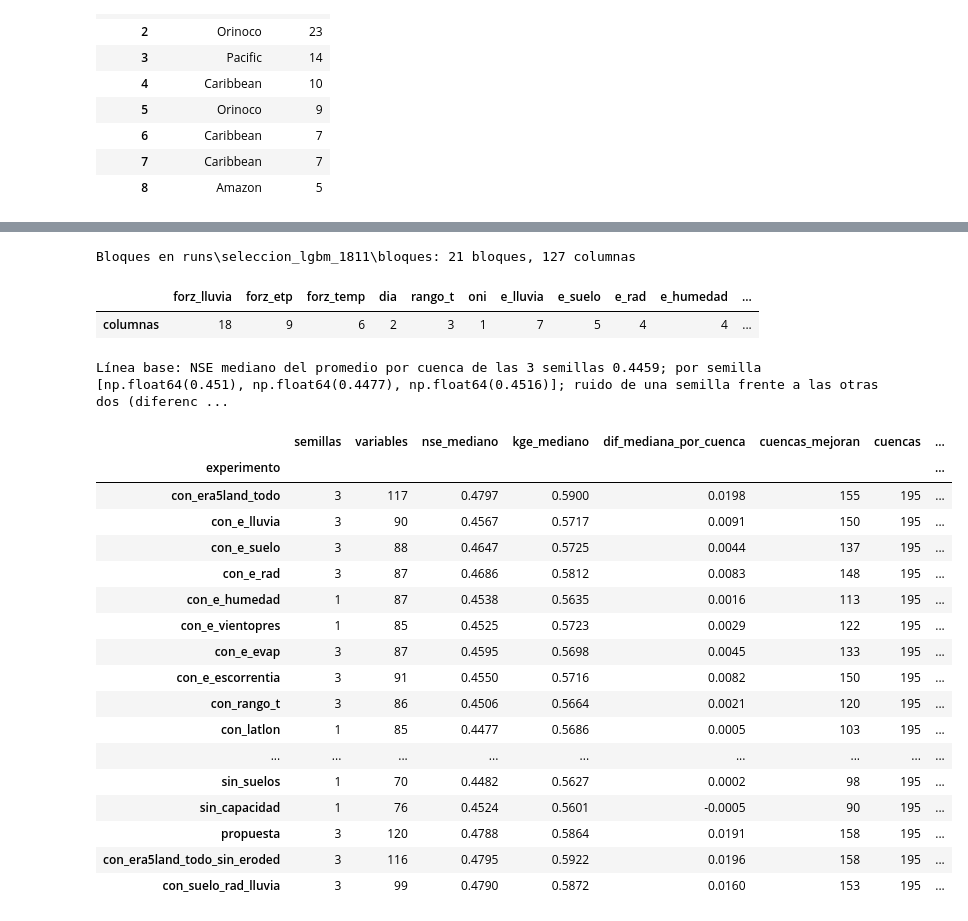
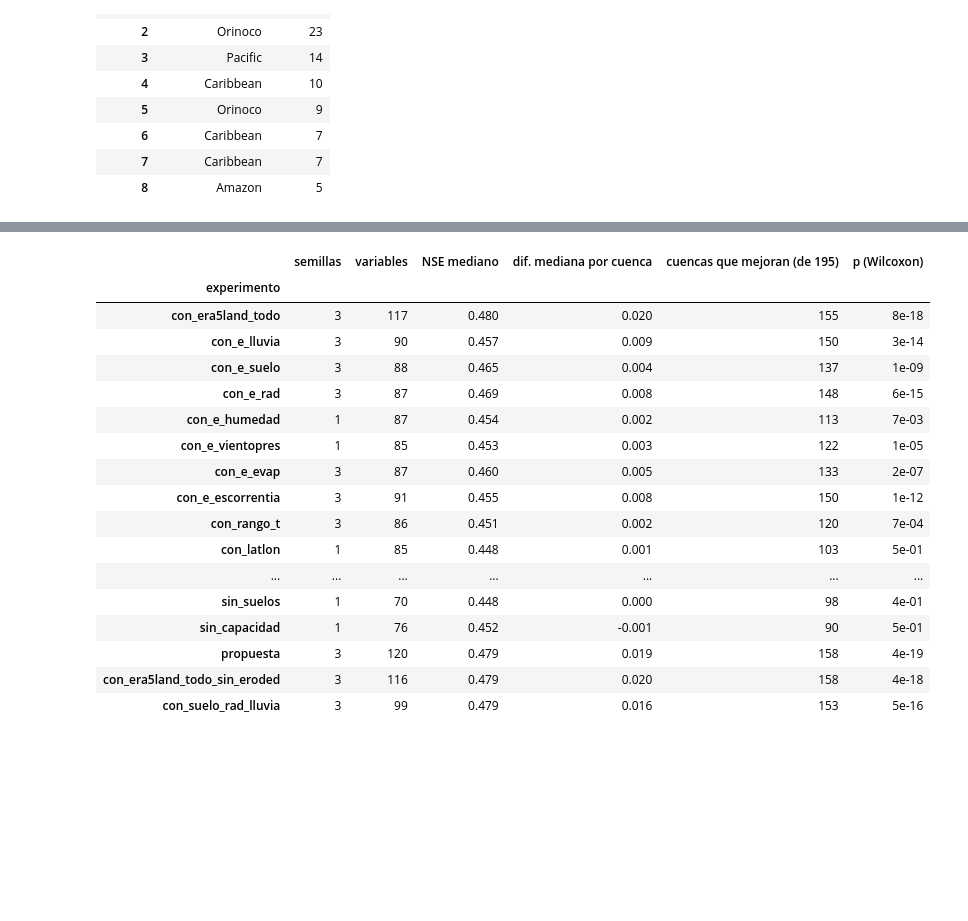
Before and after one commit to leodie1615/Proyecto-final-ADL, a Jupyter notebook: proyecto-final-modelado.ipynb, the cells around one changed output, grey strips where cells are left out. Saved outputs shown, nothing was run; the diff lists cells and outputs as text; code cells hidden in the pictures; blank space fills up the shorter version.

```diff
--- a/proyecto-final-modelado.ipynb
+++ b/proyecto-final-modelado.ipynb
@@ -140,9 +140,4 @@ Las cuencas con menos datos igual entrenan.
 # %%
 DIR_CUENCAS = ROOT / "configs" / "basins"
 DIR_CUENCAS.mkdir(parents=True, exist_ok=True)
-(DIR_CUENCAS / "todas.txt").write_text("\n".join(resumen["gauge_id"]) + "\n")
-
-con_tres_periodos = resumen[(resumen["dias_q_train"] > 0) & (resumen["dias_q_validation"] > 0) & (resumen["dias_q_test"] > 0)]
-humo = con_tres_periodos.groupby("region").sample(n=4, random_state=42).sort_values(["region", "gauge_id"])
-(DIR_CUENCAS / "humo_20.txt").write_text("\n".join(humo["gauge_id"]) + "\n")
-humo[["gauge_id", "region", "dias_q_train", "dias_q_validation", "dias_q_test"]]
+_ = (DIR_CUENCAS / "todas.txt").write_text("\n".join(resumen["gauge_id"]) + "\n")
@@ -1253,13 +884,13 @@ URL_ONI = "https://www.cpc.ncep.noaa.gov/data/indices/oni.ascii.txt"
 DIR_SELECCION = ROOT / "runs" / "seleccion_lgbm_1811"
 DIR_BLOQUES = DIR_SELECCION / "bloques"
 ARBOLES_SELECCION, CORTE_SELECCION = 800, 400
-PARAMETROS_SELECCION = {**PARAMETROS_LGBM, "num_threads": 6}   # los de 8.3; la semilla va en cada experimento
+PARAMETROS_SELECCION = {**PARAMETROS_LGBM, "num_threads": 6}   # los de 6.2; la semilla va en cada experimento
 CAPAS_SUELO_MM = {1: 70, 2: 210, 3: 720, 4: 1890}              # espesor de las 4 capas de suelo de ERA5-Land
 R_WGS84, EXCENTRICIDAD_WGS84 = 6378137.0, 0.0818191908426
 
 
 def media_movil(s, w):
-    """Media de los últimos w días; vacía si falta más de la mitad de la ventana (como en 8.3)."""
+    """Media de los últimos w días; vacía si falta más de la mitad de la ventana (como en 6.2)."""
     return s.rolling(w, min_periods=max(1, w // 2)).mean()
 
 
@@ -1388,7 +1019,7 @@ def construir_bloques():
     base = tabla_con_era5l()
     oni, est = leer_oni(), bloques_estaticos()
     est["estacionalidad"] = estacionalidad_lluvia(base)
-    # 1) filas de cada conjunto, como en 8.3
+    # 1) filas de cada conjunto, como en 6.2
     y, per, g_ = base[OBJETIVO], base["periodo"], base["gauge_id"]
     sigma = y[per == "train"].groupby(g_[per == "train"], observed=True).std()
     tr = (per == "train") & y.notna() & ((base["date"] - PERIODOS["train"][0]).dt.days % 2 == 0)
@@ -1422,22 +1053,9 @@ def construir_bloques():
     print(f"Bloques: {len(columnas)}, {sum(len(v) for v in columnas.values())} columnas, "
           f"{(filas.conjunto == 'train').sum():,} filas de entrenamiento y {(filas.conjunto == 'validation').sum():,} "
           f"de validación, {time.time() - t0:.0f} s")
-
-
-if (DIR_SELECCION / "columnas.json").exists():
-    columnas_bloques = json.loads((DIR_SELECCION / "columnas.json").read_text(encoding="utf-8"))
-    print(f"Bloques en {DIR_BLOQUES.relative_to(ROOT)}: {len(columnas_bloques)} bloques, "
-          f"{sum(len(v) for v in columnas_bloques.values())} columnas")
-    display(pd.Series({b: len(v) for b, v in columnas_bloques.items()}, name="columnas").to_frame().T)
-else:
-    print("Bloques pendientes: cambia EJECUTAR_SELECCION a True en la celda siguiente")
-# %% [output]
-Bloques en runs\seleccion_lgbm_1811\bloques: 21 bloques, 127 columnas
-|  | forz_lluvia | forz_etp | forz_temp | dia | rango_t | oni | e_lluvia | e_suelo | e_rad | e_humedad | ... |
-| columnas | 18 | 9 | 6 | 2 | 3 | 1 | 7 | 5 | 4 | 4 | ... |
 # %%
 BLOQUES_BASE = ["forz_lluvia", "forz_etp", "forz_temp", "dia", "est_fisiograficos", "est_climaticos",
-                "est_cobertura", "est_geologia", "est_suelos", "est_capacidad"]                 # 83 variables, como 8.3
+                "est_cobertura", "est_geologia", "est_suelos", "est_capacidad"]                 # 83 variables, como 6.2
 BLOQUES_ERA5L = ["e_lluvia", "e_suelo", "e_rad", "e_humedad", "e_vientopres", "e_evap", "e_escorrentia"]
 EXPERIMENTOS = {f"base_s{s}": {"bloques": BLOQUES_BASE, "semilla": s} for s in (42, 43, 44)}
 EXPERIMENTOS.update({
@@ -1546,62 +1164,60 @@ def resumen_seleccion(guardar=False):
     semillas = [c for c in nse[ARBOLES_SELECCION].columns if c.startswith("base_s")]
     ref = {a: t[semillas].mean(axis=1) for a, t in nse.items()}
     n800 = nse[ARBOLES_SELECCION]
-    ruido = [n800[s].median() - n800[[o for o in semillas if o != s]].mean(axis=1).median() for s in semillas]
     grupos = {}
     for e in n800.columns:
         grupos.setdefault(raiz_seleccion(e), []).append(e)
     salida = []
     for g, es in grupos.items():
         if g == "base":
             continue
         x = n800[es].mean(axis=1)
         d = (x - ref[ARBOLES_SELECCION]).dropna()
         d400 = (nse[CORTE_SELECCION][es].mean(axis=1) - ref[CORTE_SELECCION]).dropna()
         salida.append({"experimento": g, "semillas": len(es), "variables": r.loc[es[0], "variables"],
                        "nse_mediano": x.median(), "kge_mediano": kge[es].mean(axis=1).median(),
                        "dif_mediana_por_cuenca": d.median(), "cuencas_mejoran": int((d > 0).sum()), "cuencas": len(d),
                        "p_wilcoxon": wilcoxon(d).pvalue if (d != 0).any() else np.nan,
                        f"dif_mediana_por_cuenca_{CORTE_SELECCION}": d400.median()})
     t = pd.DataFrame(salida).set_index("experimento")
     t = t.loc[[e for e in EXPERIMENTOS if e in t.index] + [e for e in t.index if e not in EXPERIMENTOS]]
     if guardar:
         t.to_csv(DIR_SELECCION / "resumen.csv")
-    print(f"Línea base: NSE mediano del promedio por cuenca de las 3 semillas {ref[ARBOLES_SELECCION].median():.4f}; "
-          f"por semilla {[round(n800[s].median(), 4) for s in semillas]}; ruido de una semilla frente a las otras dos "
-          f"(diferencia de medianas) {[round(x, 4) for x in ruido]}")
     return t
 
 
 if EJECUTAR_SELECCION:
     if not (DIR_SELECCION / "columnas.json").exists():
         construir_bloques()
     correr_seleccion(ORDEN_SELECCION)
 
 if (DIR_SELECCION / "resultados_cuencas.csv").exists():
     tabla_seleccion = resumen_seleccion(guardar=EJECUTAR_SELECCION)
-    display(tabla_seleccion[["semillas", "variables", "nse_mediano", "kge_mediano", "dif_mediana_por_cuenca",
-                             "cuencas_mejoran", "cuencas", "p_wilcoxon", f"dif_mediana_por_cuenca_{CORTE_SELECCION}"]]
-            .round(4))
+    vista = tabla_seleccion[["semillas", "variables", "nse_mediano", "dif_mediana_por_cuenca", "cuencas_mejoran",
+                             "p_wilcoxon"]].copy()
+    vista.columns = ["semillas", "variables", "NSE mediano", "dif. mediana por cuenca", "cuencas que mejoran (de 195)",
+                     "p (Wilcoxon)"]
+    vista["p (Wilcoxon)"] = vista["p (Wilcoxon)"].map("{:.0e}".format)
+    display(vista.round(3))
 else:
     print("Selección pendiente")
 # %% [output]
-Línea base: NSE mediano del promedio por cuenca de las 3 semillas 0.4459; por semilla [np.float64(0.451), np.float64(0.4477), np.float64(0.4516)]; ruido de una semilla frente a las otras dos (diferenc ...
-|  | semillas | variables | nse_mediano | kge_mediano | dif_mediana_por_cuenca | cuencas_mejoran | cuencas | ... |
-| experimento |  |  |  |  |  |  |  | ... |
-| con_era5land_todo | 3 | 117 | 0.4797 | 0.5900 | 0.0198 | 155 | 195 | ... |
-| con_e_lluvia | 3 | 90 | 0.4567 | 0.5717 | 0.0091 | 150 | 195 | ... |
-| con_e_suelo | 3 | 88 | 0.4647 | 0.5725 | 0.0044 | 137 | 195 | ... |
-| con_e_rad | 3 | 87 | 0.4686 | 0.5812 | 0.0083 | 148 | 195 | ... |
-| con_e_humedad | 1 | 87 | 0.4538 | 0.5635 | 0.0016 | 113 | 195 | ... |
-| con_e_vientopres | 1 | 85 | 0.4525 | 0.5723 | 0.0029 | 122 | 195 | ... |
-| con_e_evap | 3 | 87 | 0.4595 | 0.5698 | 0.0045 | 133 | 195 | ... |
-| con_e_escorrentia | 3 | 91 | 0.4550 | 0.5716 | 0.0082 | 150 | 195 | ... |
-| con_rango_t | 3 | 86 | 0.4506 | 0.5664 | 0.0021 | 120 | 195 | ... |
-| con_latlon | 1 | 85 | 0.4477 | 0.5686 | 0.0005 | 103 | 195 | ... |
-| ... | ... | ... | ... | ... | ... | ... | ... | ... |
-| sin_suelos | 1 | 70 | 0.4482 | 0.5627 | 0.0002 | 98 | 195 | ... |
-| sin_capacidad | 1 | 76 | 0.4524 | 0.5601 | -0.0005 | 90 | 195 | ... |
-| propuesta | 3 | 120 | 0.4788 | 0.5864 | 0.0191 | 158 | 195 | ... |
-| con_era5land_todo_sin_eroded | 3 | 116 | 0.4795 | 0.5922 | 0.0196 | 158 | 195 | ... |
-| con_suelo_rad_lluvia | 3 | 99 | 0.4790 | 0.5872 | 0.0160 | 153 | 195 | ... |
+|  | semillas | variables | NSE mediano | dif. mediana por cuenca | cuencas que mejoran (de 195) | p (Wilcoxon) |
+| experimento |  |  |  |  |  |  |
+| con_era5land_todo | 3 | 117 | 0.480 | 0.020 | 155 | 8e-18 |
+| con_e_lluvia | 3 | 90 | 0.457 | 0.009 | 150 | 3e-14 |
+| con_e_suelo | 3 | 88 | 0.465 | 0.004 | 137 | 1e-09 |
+| con_e_rad | 3 | 87 | 0.469 | 0.008 | 148 | 6e-15 |
+| con_e_humedad | 1 | 87 | 0.454 | 0.002 | 113 | 7e-03 |
+| con_e_vientopres | 1 | 85 | 0.453 | 0.003 | 122 | 1e-05 |
+| con_e_evap | 3 | 87 | 0.460 | 0.005 | 133 | 2e-07 |
+| con_e_escorrentia | 3 | 91 | 0.455 | 0.008 | 150 | 1e-12 |
+| con_rango_t | 3 | 86 | 0.451 | 0.002 | 120 | 7e-04 |
+| con_latlon | 1 | 85 | 0.448 | 0.001 | 103 | 5e-01 |
+| ... | ... | ... | ... | ... | ... | ... |
+| sin_suelos | 1 | 70 | 0.448 | 0.000 | 98 | 4e-01 |
+| sin_capacidad | 1 | 76 | 0.452 | -0.001 | 90 | 5e-01 |
+| propuesta | 3 | 120 | 0.479 | 0.019 | 158 | 4e-19 |
+| con_era5land_todo_sin_eroded | 3 | 116 | 0.479 | 0.020 | 158 | 4e-18 |
+| con_suelo_rad_lluvia | 3 | 99 | 0.479 | 0.016 | 153 | 5e-16 |
 # %% [markdown]
```
Also changed, not shown: parts of 73 cells of this notebook, 2 other files.
